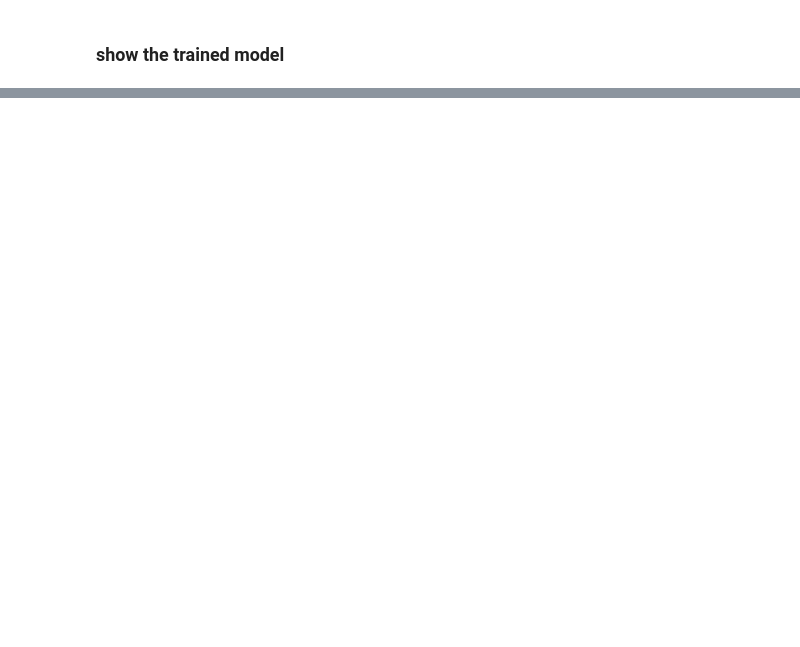
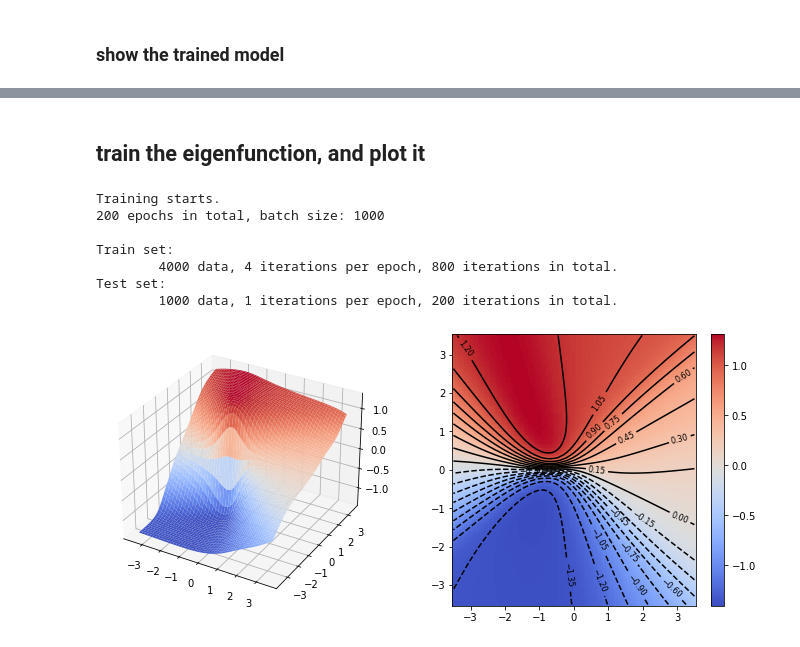
Before and after one commit to zwpku/colvars-finder, a Jupyter notebook: examples/2d/2d.ipynb, the cells around one changed output, grey strips where cells are left out. Saved outputs shown, nothing was run; the diff lists cells and outputs as text; code cells hidden in the pictures; blank space fills up the shorter version.

```diff
--- a/examples/2d/2d.ipynb
+++ b/examples/2d/2d.ipynb
@@ -354,0 +362,21 @@ train_obj.train()
+# %%
+traj = WeightedTrajectory(traj_filename=traj_fullname, weight_filename=traj_weight_fullname)
+pp_layer = torch.nn.Identity()
+
+batch_size = 1000
+num_epochs = 200
+test_ratio = 0.1
+learning_rate = 0.005
+optimizer = 'Adam' # 'SGD'
+k=1
+pp_layer = torch.nn.Identity()
+
+e_dims = [2, 20, 20, 20, k]
+d_dims = [k, 20, 20, 2]
+model = AutoEncoder(e_dims, d_dims)
+model_path = os.path.join(sys_path, f'autoencoder-k={k}-' + time.strftime("%Y-%m-%d-%H:%M:%S", time.localtime()))
+train_obj = AutoEncoderTask(traj, pp_layer, model, model_path, learning_rate=learning_rate,
+                            batch_size=batch_size, num_epochs=num_epochs,  verbose=False)
+
+# train autoencoder
+train_obj.train()
@@ -386,0 +435,27 @@ plot_cv(cv)
+# %% [markdown]
+## train the eigenfunction, and plot it
+# %%
+
+model = EigenFunctions([2, 20, 20, 20, 1], k)
+model_path = os.path.join(sys_path, f'eigenfunction-k={k}-' + time.strftime("%Y-%m-%d-%H:%M:%S", time.localtime()))
+beta = 1.0
+diag_coeff = torch.ones(2)
+alpha = 20.0
+eig_weights = [1.0, 0.7]
+train_obj = EigenFunctionTask(traj, pp_layer, model, model_path, beta, diag_coeff, alpha, eig_weights,
+                              learning_rate=learning_rate, batch_size=batch_size, num_epochs=num_epochs,  verbose=False)
+
+# train autoencoder
+train_obj.train()
+
+cv = train_obj.colvar_model()
+plot_cv(cv)
+# %% [output]
+Training starts.
+200 epochs in total, batch size: 1000
+
+Train set:
+        4000 data, 4 iterations per epoch, 800 iterations in total.
+Test set:
+        1000 data, 1 iterations per epoch, 200 iterations in total.
+[figure, added]
```
Also changed, not shown: parts of 10 cells of this notebook, 1 other file.
